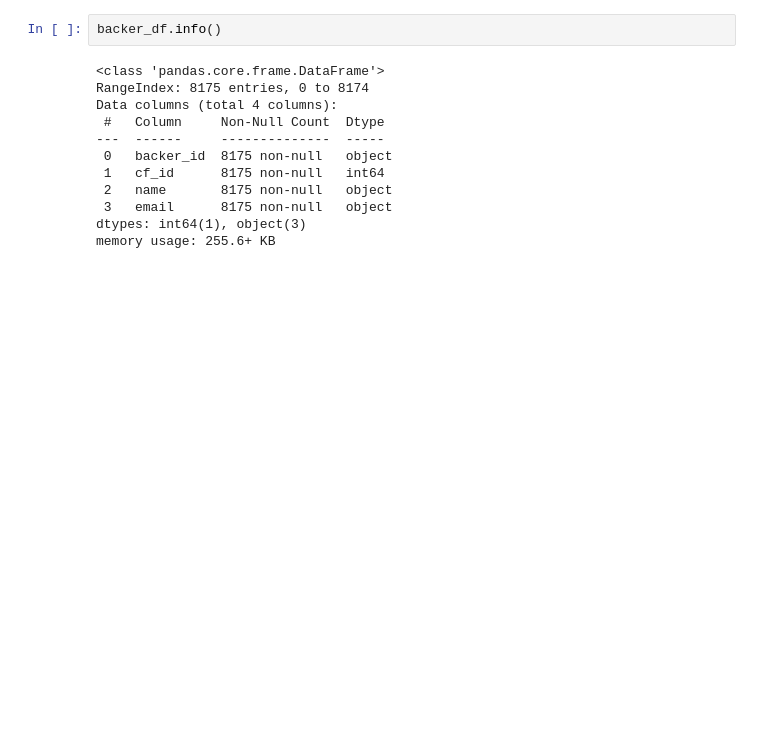
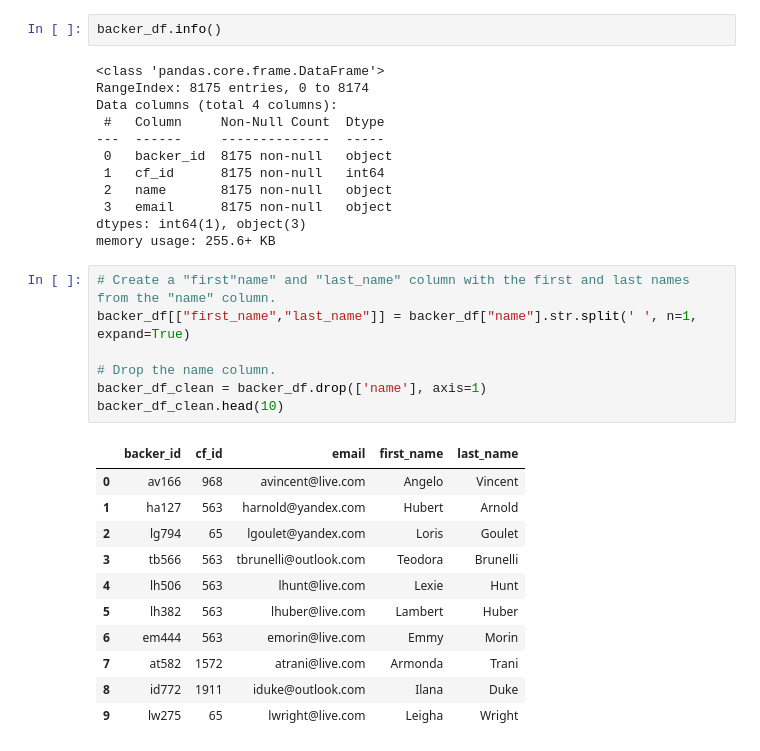
Before and after one commit to zachkriegs/Crowdfunding-ETL, a Jupyter notebook: Extract-Transform_final_code.ipynb, the cells around one changed output. Saved outputs shown, nothing was run; the diff lists cells and outputs as text; blank space fills up the shorter version.

```diff
--- a/Extract-Transform_final_code.ipynb
+++ b/Extract-Transform_final_code.ipynb
@@ -100,3 +100,22 @@ Data columns (total 4 columns):
  3   email      8175 non-null   object
 dtypes: int64(1), object(3)
 memory usage: 255.6+ KB
+# %%
+# Create a "first"name" and "last_name" column with the first and last names from the "name" column.
+backer_df[["first_name","last_name"]] = backer_df["name"].str.split(' ', n=1, expand=True)
+
+# Drop the name column.
+backer_df_clean = backer_df.drop(['name'], axis=1)
+backer_df_clean.head(10)
+# %% [output]
+|  | backer_id | cf_id | email | first_name | last_name |
+| 0 | av166 | 968 | avincent@live.com | Angelo | Vincent |
+| 1 | ha127 | 563 | harnold@yandex.com | Hubert | Arnold |
+| 2 | lg794 | 65 | lgoulet@yandex.com | Loris | Goulet |
+| 3 | tb566 | 563 | tbrunelli@outlook.com | Teodora | Brunelli |
+| 4 | lh506 | 563 | lhunt@live.com | Lexie | Hunt |
+| 5 | lh382 | 563 | lhuber@live.com | Lambert | Huber |
+| 6 | em444 | 563 | emorin@live.com | Emmy | Morin |
+| 7 | at582 | 1572 | atrani@live.com | Armonda | Trani |
+| 8 | id772 | 1911 | iduke@outlook.com | Ilana | Duke |
+| 9 | lw275 | 65 | lwright@live.com | Leigha | Wright |
```
Also changed, not shown: parts of 2 cells of this notebook, 7 other files.
